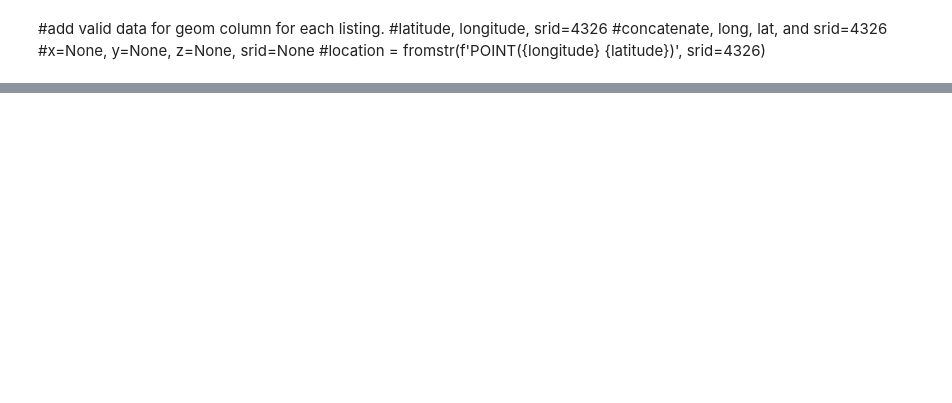
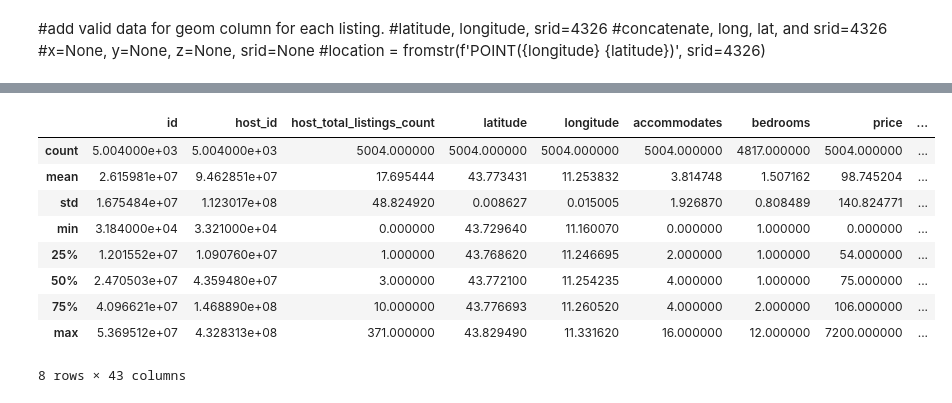
Before and after one commit to thiggimajig/thesis_app, a Jupyter notebook: processing.ipynb, the cells around one changed output, grey strips where cells are left out. Cells and saved outputs as stored; diff of their text form; code cells hidden in the pictures; blank space fills up the shorter version.

```diff
--- a/processing.ipynb
+++ b/processing.ipynb
@@ -415 +389,15 @@ df.shape
+# %%
+df.sum()
+df.describe()
+# %% [output]
+|  | id | host_id | host_total_listings_count | latitude | longitude | accommodates | bedrooms | price | ... |
+| count | 5.004000e+03 | 5.004000e+03 | 5004.000000 | 5004.000000 | 5004.000000 | 5004.000000 | 4817.000000 | 5004.000000 | ... |
+| mean | 2.615981e+07 | 9.462851e+07 | 17.695444 | 43.773431 | 11.253832 | 3.814748 | 1.507162 | 98.745204 | ... |
+| std | 1.675484e+07 | 1.123017e+08 | 48.824920 | 0.008627 | 0.015005 | 1.926870 | 0.808489 | 140.824771 | ... |
+| min | 3.184000e+04 | 3.321000e+04 | 0.000000 | 43.729640 | 11.160070 | 0.000000 | 1.000000 | 0.000000 | ... |
+| 25% | 1.201552e+07 | 1.090760e+07 | 1.000000 | 43.768620 | 11.246695 | 2.000000 | 1.000000 | 54.000000 | ... |
+| 50% | 2.470503e+07 | 4.359480e+07 | 3.000000 | 43.772100 | 11.254235 | 4.000000 | 1.000000 | 75.000000 | ... |
+| 75% | 4.096621e+07 | 1.468890e+08 | 10.000000 | 43.776693 | 11.260520 | 4.000000 | 2.000000 | 106.000000 | ... |
+| max | 5.369512e+07 | 4.328313e+08 | 371.000000 | 43.829490 | 11.331620 | 16.000000 | 12.000000 | 7200.000000 | ... |
+8 rows × 43 columns
 # %%
```
Also changed, not shown: parts of 13 cells of this notebook, 23 other files.
